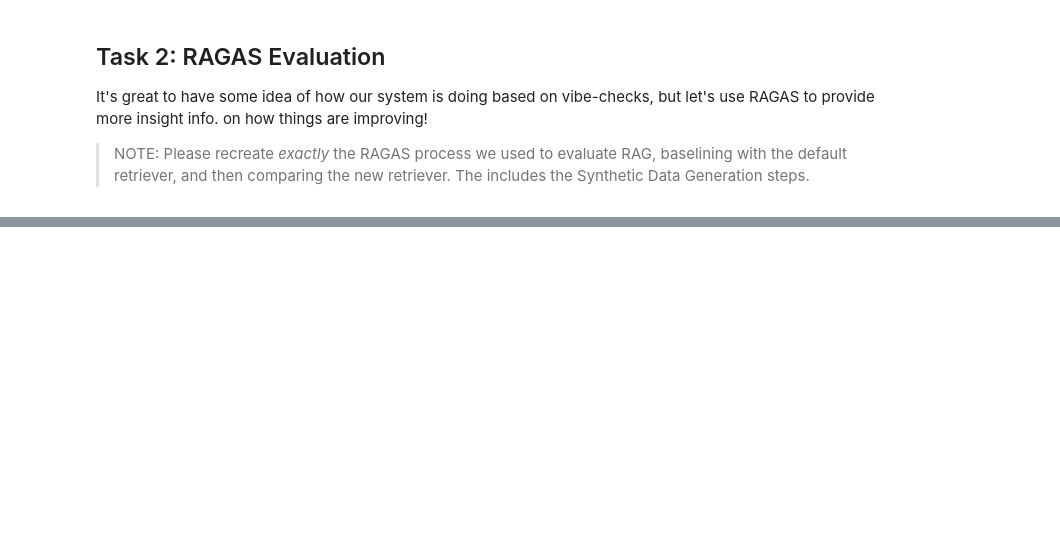
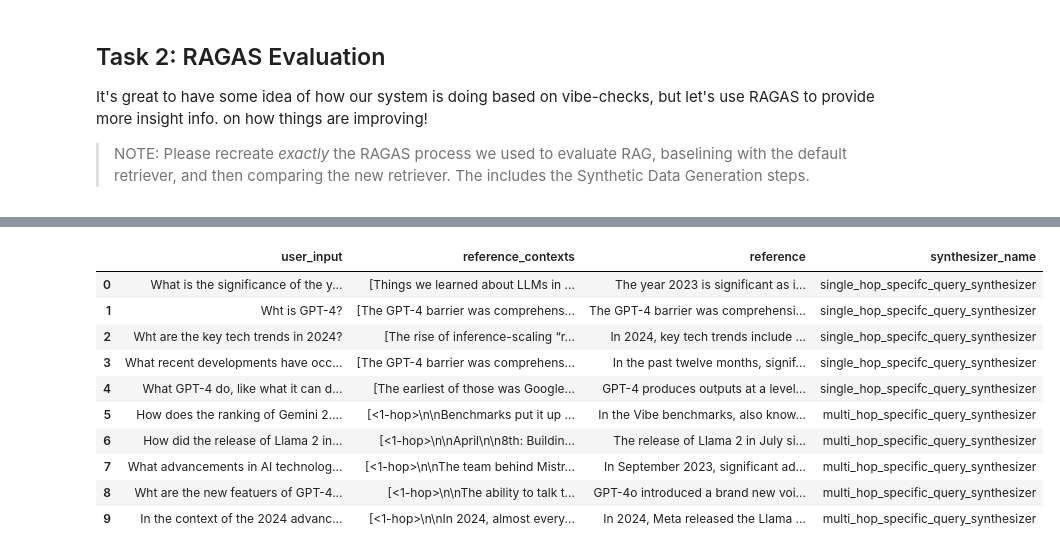
Before and after one commit to Deepali-Khalkar/AIE5, a Jupyter notebook: 09_Finetuning_Embeddings/Fine_tuning_Embedding_Models_for_RAG_Solution_Notebook.ipynb, the cells around one changed output, grey strips where cells are left out. Cells and saved outputs as stored; diff of their text form; code cells hidden in the pictures; blank space fills up the shorter version.

```diff
--- a/09_Finetuning_Embeddings/Fine_tuning_Embedding_Models_for_RAG_Solution_Notebook.ipynb
+++ b/09_Finetuning_Embeddings/Fine_tuning_Embedding_Models_for_RAG_Solution_Notebook.ipynb
@@ -640,0 +711,13 @@ It's great to have some idea of how our system is doing based on vibe-checks, bu
+# %%
+from ragas.llms import LangchainLLMWrapper
+from ragas.embeddings import LangchainEmbeddingsWrapper
+from langchain_openai import ChatOpenAI
+from langchain_openai import OpenAIEmbeddings
+generator_llm = LangchainLLMWrapper(ChatOpenAI(model="gpt-4o"))
+generator_embeddings = LangchainEmbeddingsWrapper(OpenAIEmbeddings())
+# %%
+from ragas.testset import TestsetGenerator
+
+docs = training_documents
+generator = TestsetGenerator(llm=generator_llm, embedding_model=generator_embeddings)
+dataset = generator.generate_with_langchain_docs(docs, testset_size=10)
@@ -640,0 +742,14 @@ It's great to have some idea of how our system is doing based on vibe-checks, bu
+# %%
+dataset.to_pandas()
+# %% [output]
+|  | user_input | reference_contexts | reference | synthesizer_name |
+| 0 | What is the significance of the y... | [Things we learned about LLMs in ... | The year 2023 is significant as i... | single_hop_specifc_query_synthesizer |
+| 1 | Wht is GPT-4? | [The GPT-4 barrier was comprehens... | The GPT-4 barrier was comprehensi... | single_hop_specifc_query_synthesizer |
+| 2 | Wht are the key tech trends in 2024? | [The rise of inference-scaling “r... | In 2024, key tech trends include ... | single_hop_specifc_query_synthesizer |
+| 3 | What recent developments have occ... | [The GPT-4 barrier was comprehens... | In the past twelve months, signif... | single_hop_specifc_query_synthesizer |
+| 4 | What GPT-4 do, like what it can d... | [The earliest of those was Google... | GPT-4 produces outputs at a level... | single_hop_specifc_query_synthesizer |
+| 5 | How does the ranking of Gemini 2.... | [<1-hop>\n\nBenchmarks put it up ... | In the Vibe benchmarks, also know... | multi_hop_specific_query_synthesizer |
+| 6 | How did the release of Llama 2 in... | [<1-hop>\n\nApril\n\n8th: Buildin... | The release of Llama 2 in July si... | multi_hop_specific_query_synthesizer |
+| 7 | What advancements in AI technolog... | [<1-hop>\n\nThe team behind Mistr... | In September 2023, significant ad... | multi_hop_specific_query_synthesizer |
+| 8 | Wht are the new featuers of GPT-4... | [<1-hop>\n\nThe ability to talk t... | GPT-4o introduced a brand new voi... | multi_hop_specific_query_synthesizer |
+| 9 | In the context of the 2024 advanc... | [<1-hop>\n\nIn 2024, almost every... | In 2024, Meta released the Llama ... | multi_hop_specific_query_synthesizer |
```
Also changed, not shown: parts of 49 cells of this notebook.
